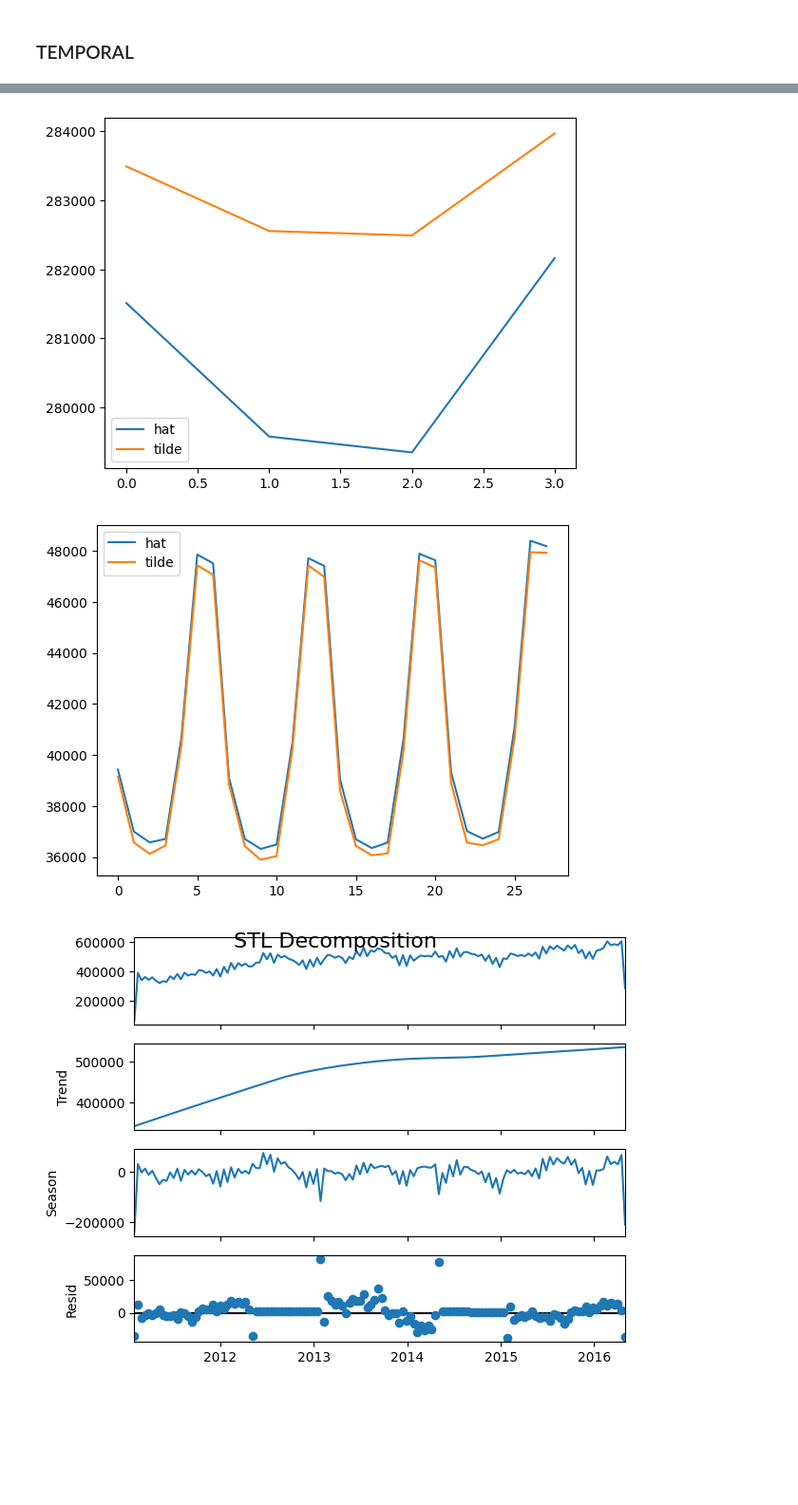
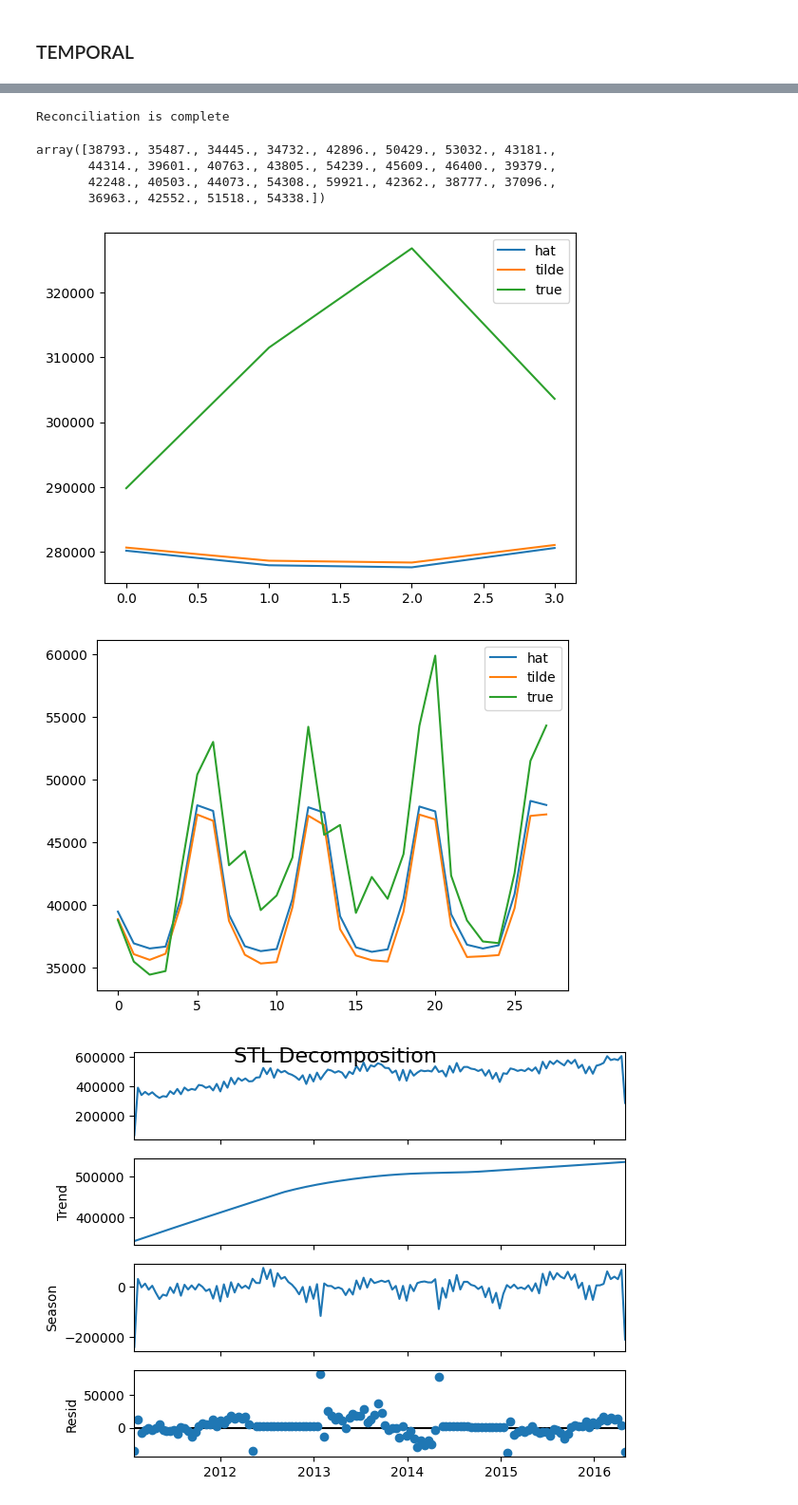
Before and after one commit to skoMarat/Hierarchical-Forecasting, a Jupyter notebook: temporal_notebook.ipynb, the cells around one changed output, grey strips where cells are left out. Shown at 95% size. Saved outputs shown, nothing was run; the diff lists cells and outputs as text; code cells hidden in the pictures; blank space fills up the shorter version.

```diff
--- a/temporal_notebook.ipynb
+++ b/temporal_notebook.ipynb
@@ -16,6 +16,10 @@ import forecast_prophet
 reload(forecast_prophet)
 from forecast_prophet import *
 
+import forecast_arima
+reload(forecast_arima)
+from forecast_arima import *
+
 import utils
 reload(utils)
 from utils import *
@@ -32,3 +36,4 @@ X_path_val_eval=path+f"\\prices_train_val_eval.pkl"  # to data file
 dfHolidays=pd.read_csv(path+f"\\holidays.csv")
 iOoS=28
 data=pd.read_pickle(Y_path)
+data_eval=pd.read_pickle(Y_path_eval)
@@ -38,8 +41,9 @@ from statsmodels.tsa.seasonal import STL
 ### TEMPORAL
 # %%
 tree=Tree( data= data , type='spatial')
-tree.forecast_Prophet(iOoS=28)
-tree.reconcile('ols')
+tree_true=Tree(data=data_eval , type='spatial')
+# tree.forecast_Prophet(iOoS=28)
+# tree.reconcile('ols')
 # %% [output]
 A value is trying to be set on a copy of a slice from a DataFrame.
 Try using .loc[row_indexer,col_indexer] = value instead
@@ -49,0 +70,9 @@ Reconciliation is complete
+# %%
+from statsmodels.tsa.stattools import acf
+leaf=0
+srData=pd.Series(data=tree.mY[leaf], index=tree.date_time_index)
+acf(srData,nlags=10)
+srData_true=pd.Series(data=tree_true.mY[leaf], index=tree_true.date_time_index)
+
+treeSr=Tree(srData,type='temporal')
+# treeSr.forecast_Prophet(iOoS=28)
@@ -50,15 +89,28 @@ Reconciliation is complete
+# %%
+treeSr.reconcile('mint_acov')
+# %% [output]
+Reconciliation is complete
+# %%
+srData_true.values
+# %% [output]
+array([38793., 35487., 34445., 34732., 42896., 50429., 53032., 43181.,
+       44314., 39601., 40763., 43805., 54239., 45609., 46400., 39379.,
+       42248., 40503., 44073., 54308., 59921., 42362., 38777., 37096.,
+       36963., 42552., 51518., 54338.])
 # %%
 plt.plot(treeSr.mYhat[0,:],label='hat')
 plt.plot(treeSr.mYtilde[0,:],label='tilde')
+plt.plot(srData_true.resample('W').sum().values, label='true')
 plt.legend()
 plt.show()
 plt.plot(treeSr.mYhat[1:,:].flatten(),label='hat')
 plt.plot(treeSr.mYtilde[1:,:].flatten(),label='tilde')
+plt.plot(srData_true.values, label='true')
 plt.legend()
 plt.show()
 # %% [output]
-[figure, old version]
+[figure, new version]
-[figure, old version]
+[figure, new version]
 # %%
 stl = STL(sr, seasonal=23)
 result = stl.fit()
```
Also changed, not shown: parts of 5 cells of this notebook, 8 other files.
